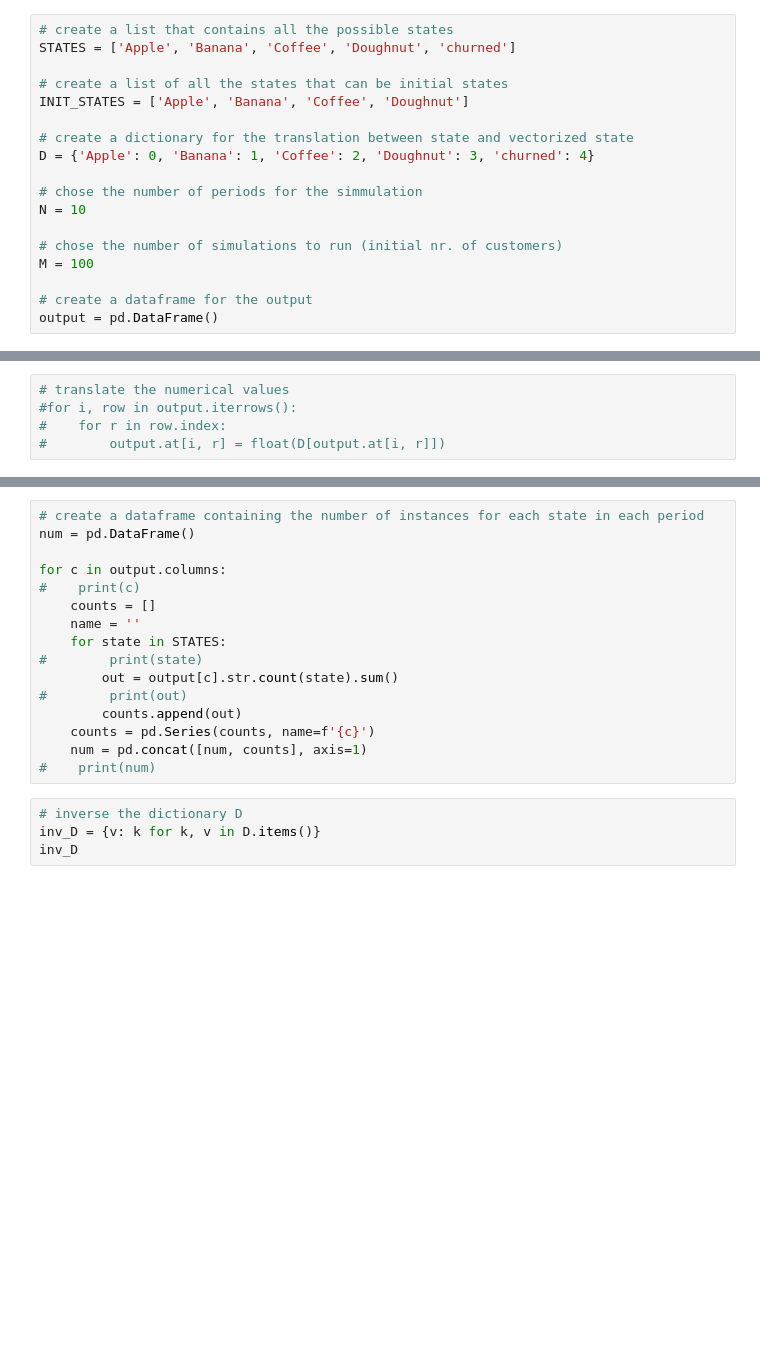
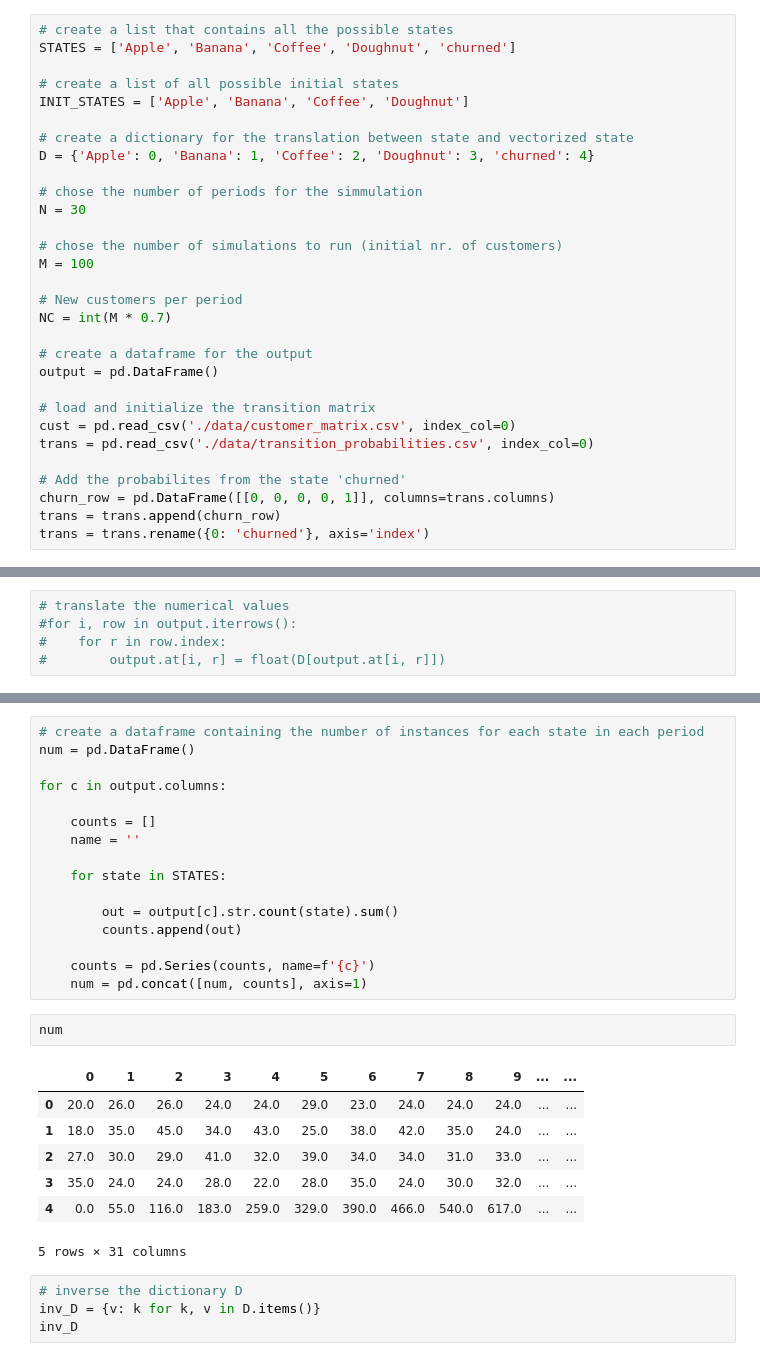
Before and after one commit to stefanfroth/Markov_Chain_Simulation, a Jupyter notebook: churn_simulator.ipynb, the cells around one changed output, grey strips where cells are left out. Cells and saved outputs as stored; diff of their text form; blank space fills up the shorter version.

```diff
--- a/churn_simulator.ipynb
+++ b/churn_simulator.ipynb
@@ -33,17 +155,29 @@ import matplotlib.pyplot as plt
 # create a list that contains all the possible states
 STATES = ['Apple', 'Banana', 'Coffee', 'Doughnut', 'churned']
 
-# create a list of all the states that can be initial states
+# create a list of all possible initial states
 INIT_STATES = ['Apple', 'Banana', 'Coffee', 'Doughnut']
 
 # create a dictionary for the translation between state and vectorized state
 D = {'Apple': 0, 'Banana': 1, 'Coffee': 2, 'Doughnut': 3, 'churned': 4}
 
 # chose the number of periods for the simmulation
-N = 10
+N = 30
 
 # chose the number of simulations to run (initial nr. of customers)
 M = 100
 
+# New customers per period
+NC = int(M * 0.7)
+
 # create a dataframe for the output
 output = pd.DataFrame()
+
+# load and initialize the transition matrix
+cust = pd.read_csv('./data/customer_matrix.csv', index_col=0)
+trans = pd.read_csv('./data/transition_probabilities.csv', index_col=0)
+
+# Add the probabilites from the state 'churned'
+churn_row = pd.DataFrame([[0, 0, 0, 0, 1]], columns=trans.columns)
+trans = trans.append(churn_row)
+trans = trans.rename({0: 'churned'}, axis='index')
@@ -158,17 +201,27 @@ output.head()
 num = pd.DataFrame()
 
 for c in output.columns:
-#    print(c)
+
     counts = []
     name = ''
+
     for state in STATES:
-#        print(state)
+
         out = output[c].str.count(state).sum()
-#        print(out)
         counts.append(out)
+
     counts = pd.Series(counts, name=f'{c}')
     num = pd.concat([num, counts], axis=1)
-#    print(num)
+# %%
+num
+# %% [output]
+|  | 0 | 1 | 2 | 3 | 4 | 5 | 6 | 7 | 8 | 9 | ... | ... |
+| 0 | 20.0 | 26.0 | 26.0 | 24.0 | 24.0 | 29.0 | 23.0 | 24.0 | 24.0 | 24.0 | ... | ... |
+| 1 | 18.0 | 35.0 | 45.0 | 34.0 | 43.0 | 25.0 | 38.0 | 42.0 | 35.0 | 24.0 | ... | ... |
+| 2 | 27.0 | 30.0 | 29.0 | 41.0 | 32.0 | 39.0 | 34.0 | 34.0 | 31.0 | 33.0 | ... | ... |
+| 3 | 35.0 | 24.0 | 24.0 | 28.0 | 22.0 | 28.0 | 35.0 | 24.0 | 30.0 | 32.0 | ... | ... |
+| 4 | 0.0 | 55.0 | 116.0 | 183.0 | 259.0 | 329.0 | 390.0 | 466.0 | 540.0 | 617.0 | ... | ... |
+5 rows × 31 columns
 # %%
 # inverse the dictionary D
 inv_D = {v: k for k, v in D.items()}
```
Also changed, not shown: parts of 21 cells of this notebook, 3 other files.
